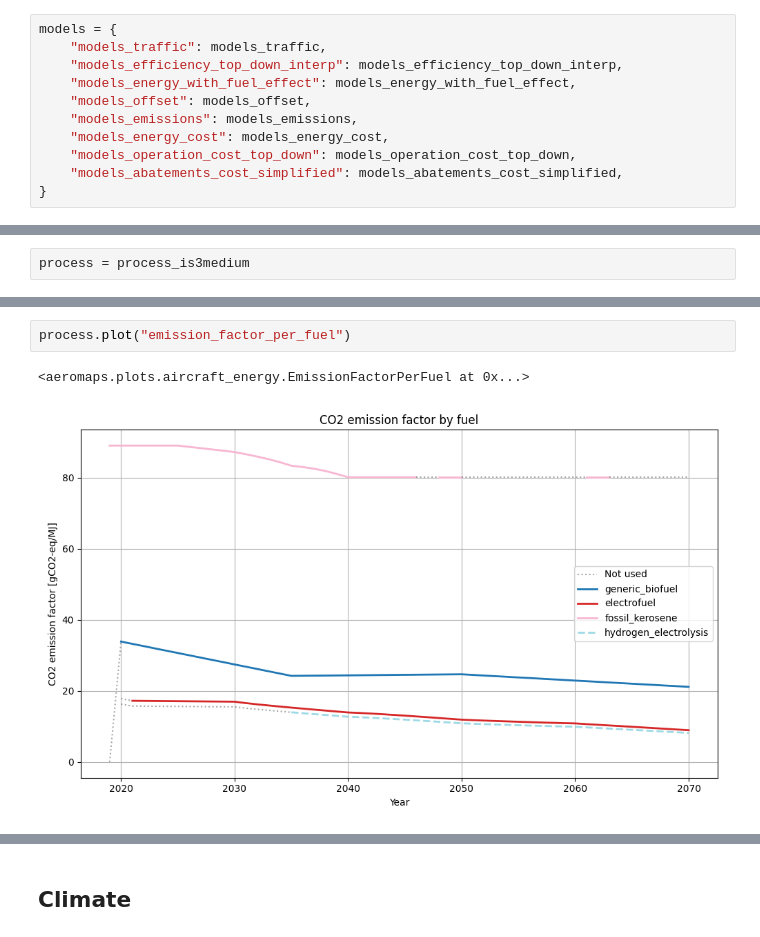
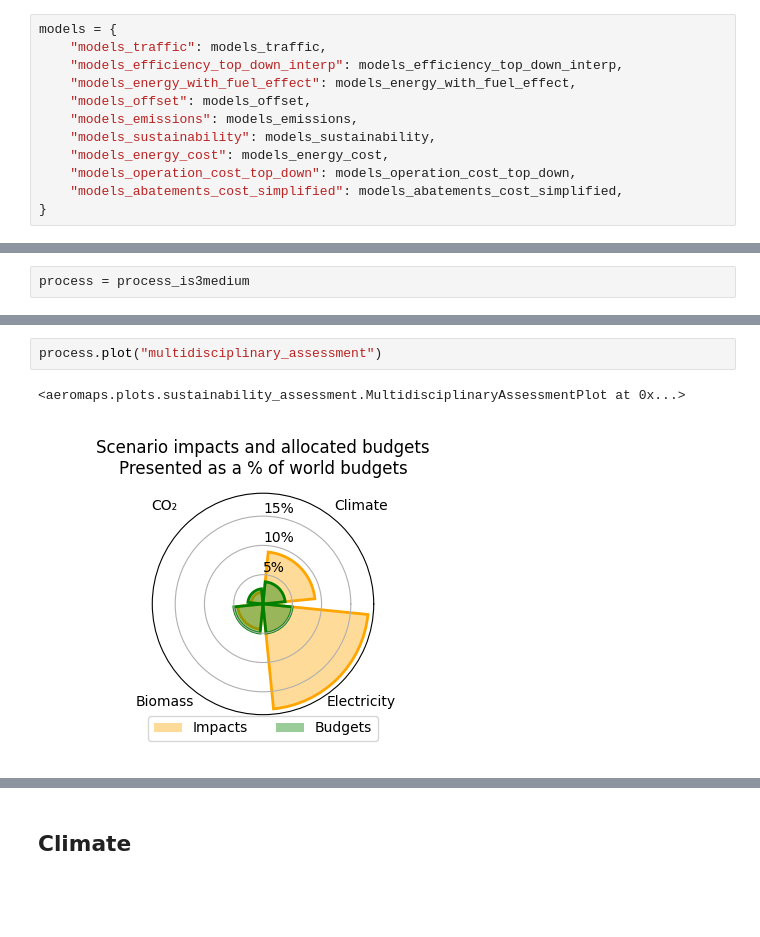
Before and after one commit to AeroMAPS/AeroMAPS, a Jupyter notebook: aeromaps/notebooks/publications/tsas_2025/examples_tsas_application.ipynb, the cells around one changed output, grey strips where cells are left out. Drawn from its saved outputs; the diff is of its cells as text; blank space fills up the shorter version.

```diff
--- a/aeromaps/notebooks/publications/tsas_2025/examples_tsas_application.ipynb
+++ b/aeromaps/notebooks/publications/tsas_2025/examples_tsas_application.ipynb
@@ -40,6 +40,7 @@ models = {
     "models_energy_with_fuel_effect": models_energy_with_fuel_effect,
     "models_offset": models_offset,
     "models_emissions": models_emissions,
+    "models_sustainability": models_sustainability,
     "models_energy_cost": models_energy_cost,
     "models_operation_cost_top_down": models_operation_cost_top_down,
     "models_abatements_cost_simplified": models_abatements_cost_simplified,
@@ -495,8 +538,8 @@ process.plot("detailed_temperature_increase_from_air_transport")
 # %%
-process.plot("emission_factor_per_fuel")
+process.plot("multidisciplinary_assessment")
 # %% [output]
-<aeromaps.plots.aircraft_energy.EmissionFactorPerFuel at 0x...>
+<aeromaps.plots.sustainability_assessment.MultidisciplinaryAssessmentPlot at 0x...>
-[figure, old version]
+[figure, new version]
 # %%
 data_years = np.array((range(2019, 2071)))
 
```
Also changed, not shown: parts of 15 cells of this notebook, 17 other files.
